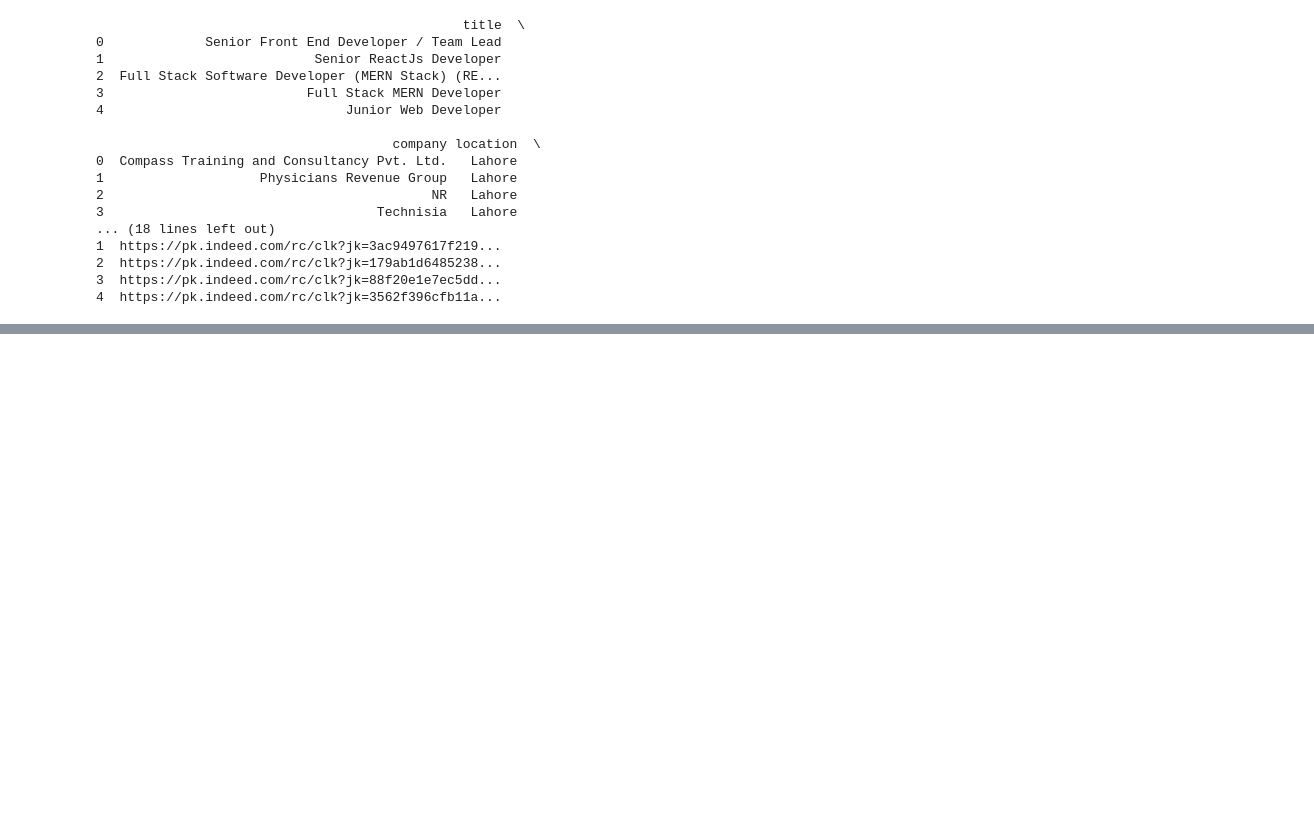
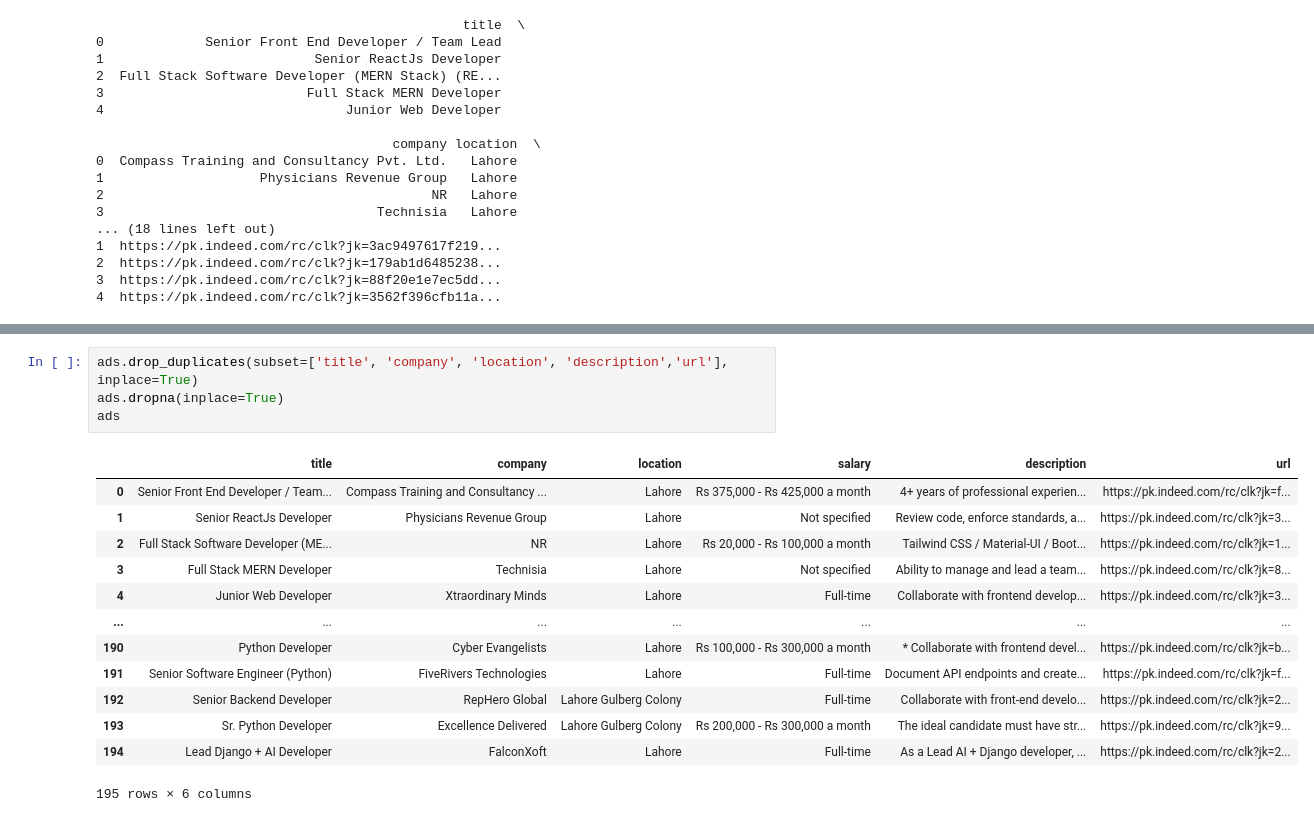
Before and after one commit to iot-Noob/jobScrapIndeed, a Jupyter notebook: exist_job_finder.ipynb, the cells around one changed output, grey strips where cells are left out. Cells and saved outputs as stored; diff of their text form; blank space fills up the shorter version.

```diff
--- a/exist_job_finder.ipynb
+++ b/exist_job_finder.ipynb
@@ -46,0 +65,18 @@ except Exception as e:
+# %%
+ads.drop_duplicates(subset=['title', 'company', 'location', 'description','url'], inplace=True)
+ads.dropna(inplace=True)
+ads
+# %% [output]
+|  | title | company | location | salary | description | url |
+| 0 | Senior Front End Developer / Team... | Compass Training and Consultancy ... | Lahore | Rs 375,000 - Rs 425,000 a month | 4+ years of professional experien... | https://pk.indeed.com/rc/clk?jk=f... |
+| 1 | Senior ReactJs Developer | Physicians Revenue Group | Lahore | Not specified | Review code, enforce standards, a... | https://pk.indeed.com/rc/clk?jk=3... |
+| 2 | Full Stack Software Developer (ME... | NR | Lahore | Rs 20,000 - Rs 100,000 a month | Tailwind CSS / Material-UI / Boot... | https://pk.indeed.com/rc/clk?jk=1... |
+| 3 | Full Stack MERN Developer | Technisia | Lahore | Not specified | Ability to manage and lead a team... | https://pk.indeed.com/rc/clk?jk=8... |
+| 4 | Junior Web Developer | Xtraordinary Minds | Lahore | Full-time | Collaborate with frontend develop... | https://pk.indeed.com/rc/clk?jk=3... |
+| ... | ... | ... | ... | ... | ... | ... |
+| 190 | Python Developer | Cyber Evangelists | Lahore | Rs 100,000 - Rs 300,000 a month | * Collaborate with frontend devel... | https://pk.indeed.com/rc/clk?jk=b... |
+| 191 | Senior Software Engineer (Python) | FiveRivers Technologies | Lahore | Full-time | Document API endpoints and create... | https://pk.indeed.com/rc/clk?jk=f... |
+| 192 | Senior Backend Developer | RepHero Global | Lahore Gulberg Colony | Full-time | Collaborate with front-end develo... | https://pk.indeed.com/rc/clk?jk=2... |
+| 193 | Sr. Python Developer | Excellence Delivered | Lahore Gulberg Colony | Rs 200,000 - Rs 300,000 a month | The ideal candidate must have str... | https://pk.indeed.com/rc/clk?jk=9... |
+| 194 | Lead Django + AI Developer | FalconXoft | Lahore | Full-time | As a Lead AI + Django developer, ... | https://pk.indeed.com/rc/clk?jk=2... |
+195 rows × 6 columns
```
Also changed, not shown: parts of 14 cells of this notebook, 1 other file.
